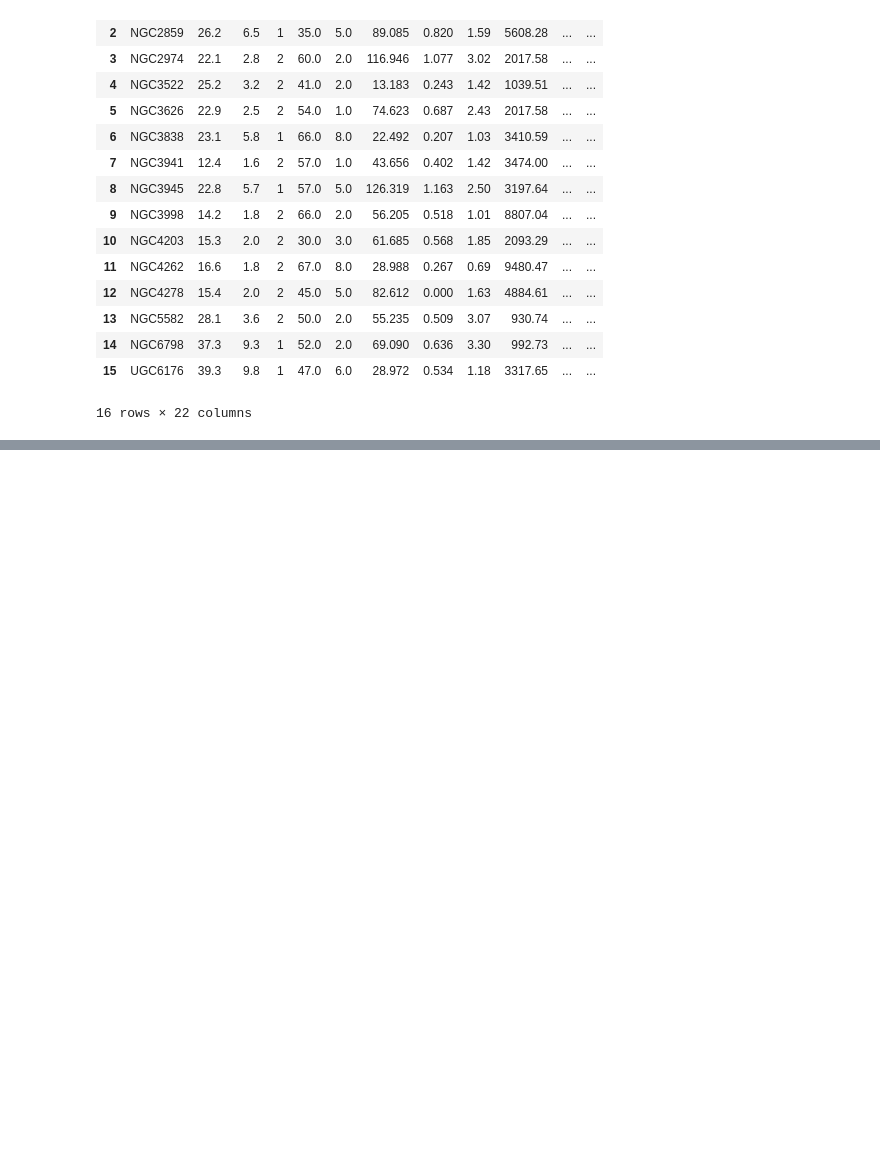
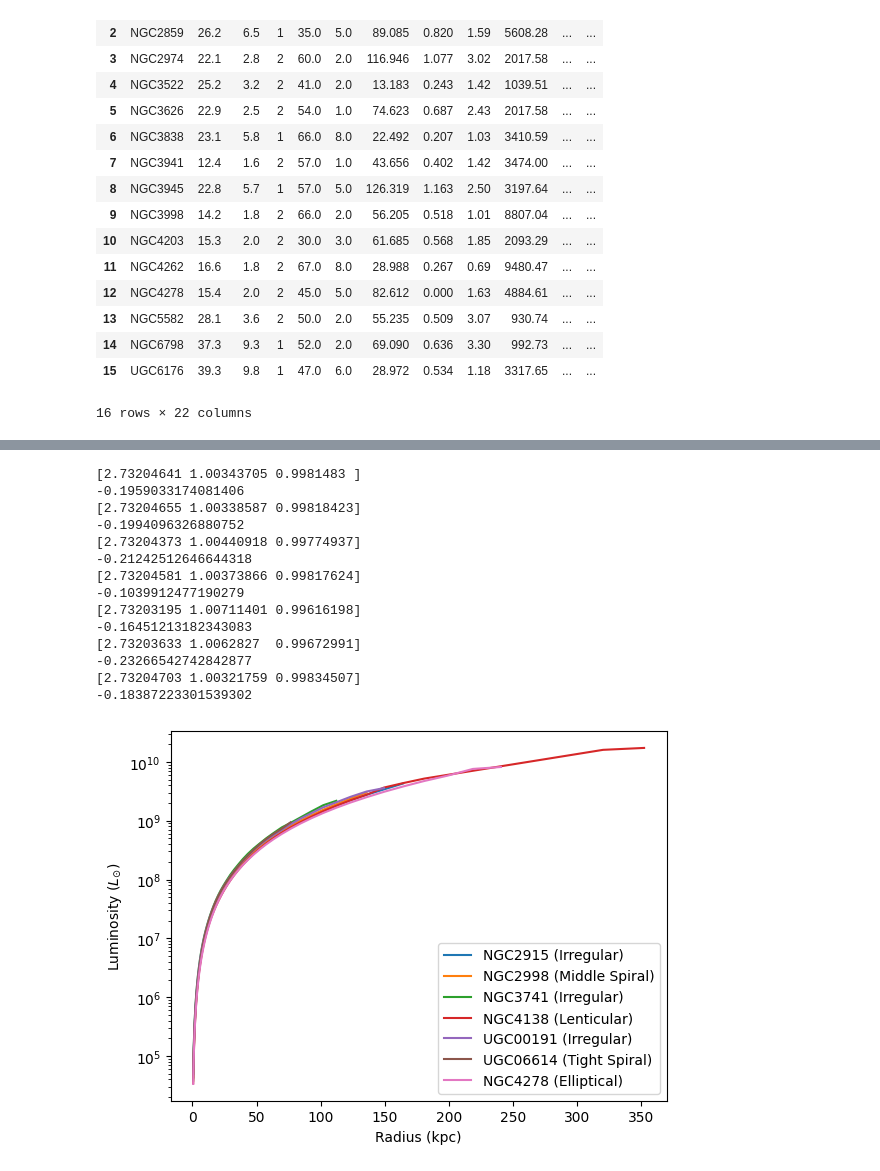
Before and after one commit to Jminding/ComputationalAstrophysics, a Jupyter notebook: Python/qualityflags.ipynb, the cells around one changed output, grey strips where cells are left out. Drawn from its saved outputs; the diff is of its cells as text; code cells hidden in the pictures; blank space fills up the shorter version.

```diff
--- a/Python/qualityflags.ipynb
+++ b/Python/qualityflags.ipynb
@@ -324,0 +452,78 @@ df_new
+# %%
+# Plot luminosity vs radius for each galaxy
+def calcLum(r, sb, dis, totallum):
+    # print(totallum / (1 + np.e ** (-1 * r * sb)))
+    # return r ** 2 * 2 * np.pi * sb / 10 ** 3 / (1 + np.e ** (-1 * r * sb))
+    # sb = 10 ** (-1 * (250 * sb - 250 * 5.48 - 5393) / 625)
+    # sb = 10 ** ((sb - 22 + 5 * np.log10(dis / 10)) / -2.5)
+    # # sa = dis ** 2 * (np.pi / 180) * (1 / 3600) ** 2
+    # # flux = 10 ** (-0.4 * sb)
+    # # f_total = flux * sa
+    # # l_total = f_total / (3.828 * 10 ** 33)
+    # # print(r, sb)
+    # r = (dis * (10 ** 3) * r) / 206265
+    # print(r)
+    # return totallum / ((1 + np.e ** ((-1 * r * sb))))
+    # print(r, sb, (r) ** 2 * 2 * np.pi * sb / 10 ** 3)
+    return ((r * 10 ** 3) ** 2 * 2 * np.pi * sb / 10 ** 3)
+    # return (2 * sb / 10 ** 3)
+    # return sb
+    # l_total = sb * 4 * np.pi * dis ** 2
+    # print(((r) ** 2 * 2 * np.pi * sb / 10 ** 3), l_total)
+    # return l_total
+    # M = sb - 5 * np.log10(dis * 10 ** 6 / 10)
+    # return 10 ** (0.4 * (4.83 - M))
+    # pass
+
+def logistic_curve(x, L, k, x0):
+    return L / (1 + np.exp(-k * (x - x0)))
+
+l = []
+
+for i in range(len(galaxies)):
+    radius = df3["Radius2"].tolist()[i]
+    sb = df3["SB"].tolist()[i]
+    dis = df3["Dist"].tolist()[i]
+    totallum = df3["L[3.6]"].tolist()[i]
+    reff = df3["Reff"].tolist()[i]
+    lum = [calcLum(radius[j], sb[j], dis, totallum) for j in range(len(radius))]
+    l.append(lum)
+    plt.plot(radius, lum, label=galaxy_legend[i])
+    # fit a logistic curve to the galaxy's luminosity as a function of radius using scipy optimize curve_fit
+    popt, pcov = curve_fit(logistic_curve, radius, lum, method="trf")
+    print(popt)
+    # plot the graph beyond the last data point in radius
+    x = np.linspace(radius[0], radius[-1] * 100, 100)
+    # plt.plot(x, logistic_curve(x, *popt), label=galaxy_legend[i])
+    # Computer r^2 value for fit
+    residuals = lum - logistic_curve(radius, *popt)
+    ss_res = np.sum(residuals ** 2)
+    ss_tot = np.sum((lum - np.mean(lum)) ** 2)
+    r_squared = 1 - (ss_res / ss_tot)
+    print(r_squared)
+    # print(totallum, logistic_curve(reff, *popt))
+df3["Lum2"] = l
+plt.legend()
+plt.xlabel("Radius (kpc)")
+plt.rcParams['text.usetex'] = True
+plt.ylabel("Luminosity ($L_{\odot}$)")
+plt.rcParams['text.usetex'] = False
+plt.yscale("log")
+# plt.xscale("log")
+plt.show()
+# %% [output]
+[2.73204641 1.00343705 0.9981483 ]
+-0.1959033174081406
+[2.73204655 1.00338587 0.99818423]
+-0.1994096326880752
+[2.73204373 1.00440918 0.99774937]
+-0.21242512646644318
+[2.73204581 1.00373866 0.99817624]
+-0.1039912477190279
+[2.73203195 1.00711401 0.99616198]
+-0.16451213182343083
+[2.73203633 1.0062827  0.99672991]
+-0.23266542742842877
+[2.73204703 1.00321759 0.99834507]
+-0.18387223301539302
+[figure, added]
```
Also changed, not shown: parts of 18 cells of this notebook, 8 other files.
